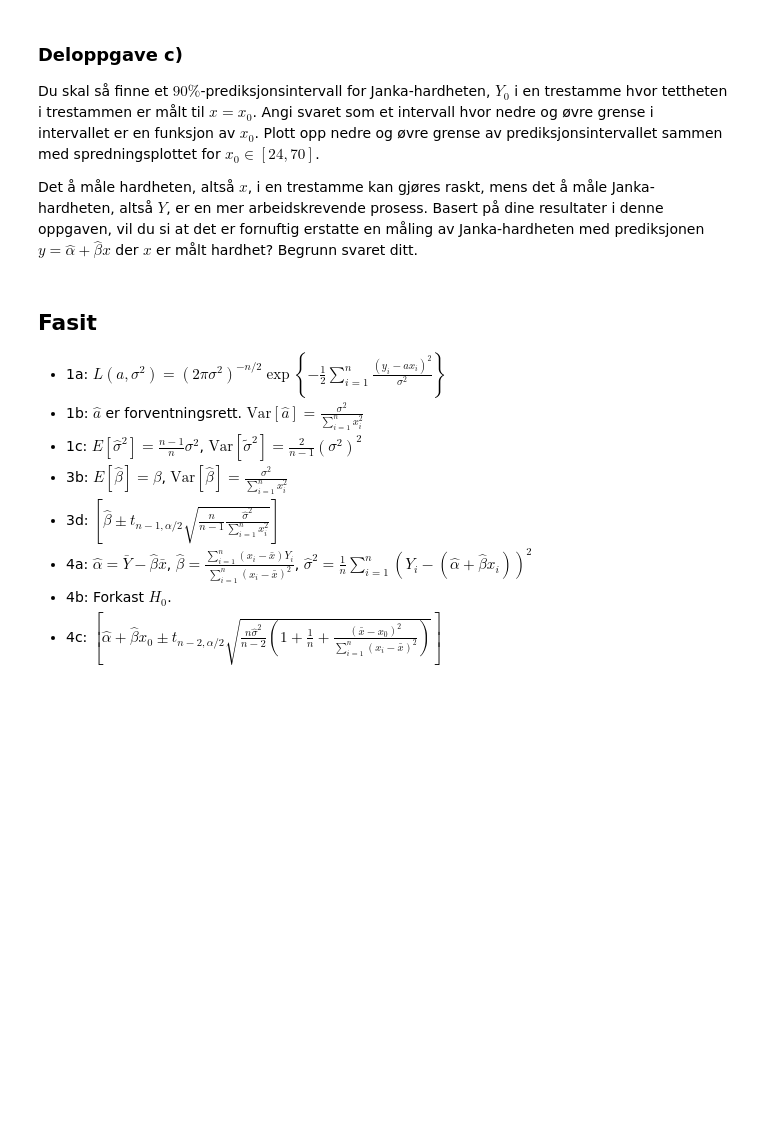
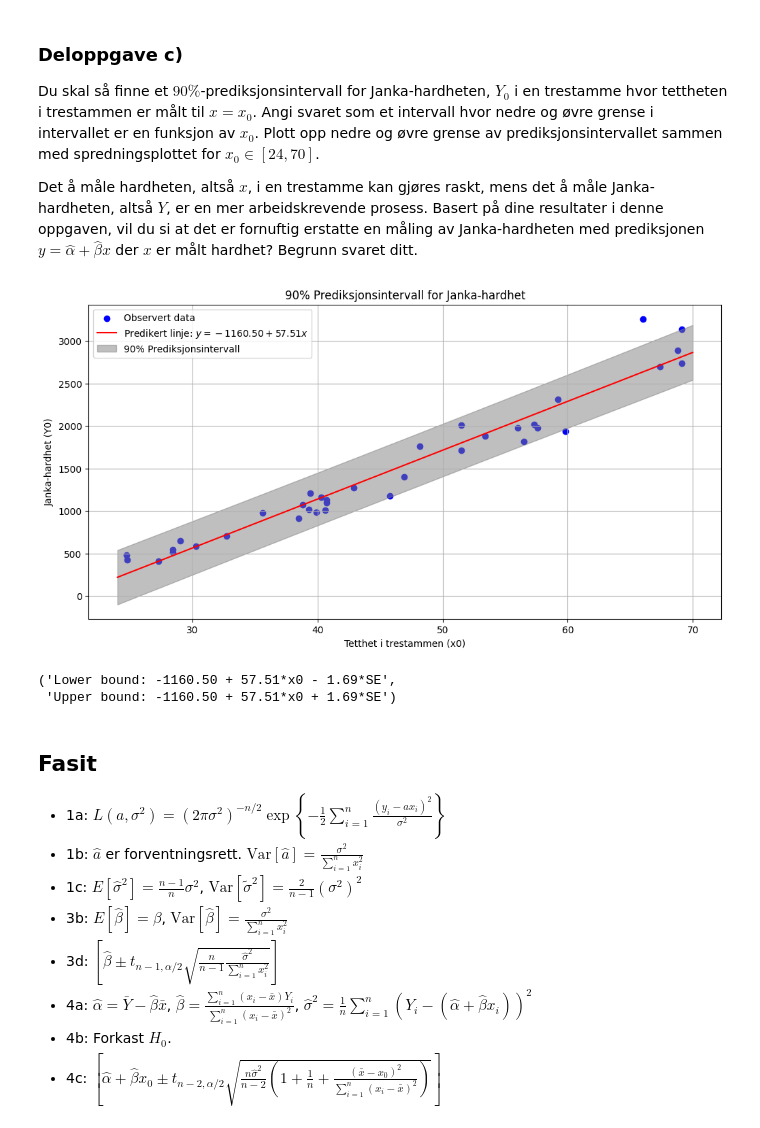
Before and after one commit to erikbohne/TMA4245_Statistics, a Jupyter notebook: pset6/innlevering6.ipynb, the cells around one changed output. Cells and saved outputs as stored; diff of their text form; code cells hidden in the pictures; blank space fills up the shorter version.

```diff
--- a/pset6/innlevering6.ipynb
+++ b/pset6/innlevering6.ipynb
@@ -328,7 +342,45 @@ Du skal så finne et $90\%$-prediksjonsintervall for Janka-hardheten, $Y_0$ i en
 
 Det å måle hardheten, altså $x$, i en trestamme kan gjøres raskt, mens det å måle Janka-hardheten, altså $Y$, er en mer arbeidskrevende prosess. Basert på dine resultater i denne oppgaven, vil du si at det er fornuftig erstatte en måling av Janka-hardheten med prediksjonen $y=\hat{\alpha}+\hat{\beta}x$ der $x$ er målt hardhet? Begrunn svaret ditt.
 # %%
-# Her kan du skrive python-kode for å gjøre beregningene du trenger for å besvare oppgaven
+# Beregn 90% prediksjonsintervall for Janka-hardheten Y0 for et gitt x0
+from scipy.stats import t
+
+# Definer x0 verdiene for prediksjonsintervallet
+x0_values = np.linspace(24, 70, 100)
+
+# Beregne predikerte Y0 verdier
+y0_predicted = alpha_hat + beta_hat * x0_values
+
+# Beregn standardfeilen for prediksjon
+se_y0 = np.sqrt(sigma_squared * (1 + 1/n + ((x0_values - x_mean)**2) / np.sum((x - x_mean)**2)))
+
+# Finn t-verdien for 90% konfidensintervall
+t_value = t.ppf(0.95, df)
+
+# Beregn nedre og øvre grense for prediksjonsintervallet
+lower_bound = y0_predicted - t_value * se_y0
+upper_bound = y0_predicted + t_value * se_y0
+
+# Plot spredningsplottet og prediksjonsintervallene
+plt.figure(figsize=(12, 6))
+plt.scatter(x, y, color='blue', label='Observert data')
+plt.plot(x0_values, y0_predicted, 'r-', label='Predikert linje: $y = {:.2f} + {:.2f}x$'.format(alpha_hat, beta_hat))
+plt.fill_between(x0_values, lower_bound, upper_bound, color='gray', alpha=0.5, label='90% Prediksjonsintervall')
+plt.title('90% Prediksjonsintervall for Janka-hardhet')
+plt.xlabel('Tetthet i trestammen (x0)')
+plt.ylabel('Janka-hardhet (Y0)')
+plt.legend()
+plt.grid(True)
+plt.show()
+
+# Output the function for lower and upper bounds
+lower_bound_function = f"Lower bound: {alpha_hat:.2f} + {beta_hat:.2f}*x0 - {t_value:.2f}*SE"
+upper_bound_function = f"Upper bound: {alpha_hat:.2f} + {beta_hat:.2f}*x0 + {t_value:.2f}*SE"
+lower_bound_function, upper_bound_function
+# %% [output]
+[figure, added]
+('Lower bound: -1160.50 + 57.51*x0 - 1.69*SE',
+ 'Upper bound: -1160.50 + 57.51*x0 + 1.69*SE')
 # %% [markdown]
 ## Fasit
 - 1a: $L(a,\sigma^2)=(2\pi \sigma^2)^{-n/2}\exp\left\{-\frac{1}{2}\sum_{i=1}^n\frac{(y_i-ax_i)^2}{\sigma^2}\right\}$
```
Also changed, not shown: parts of 4 cells of this notebook, 3 other files.
